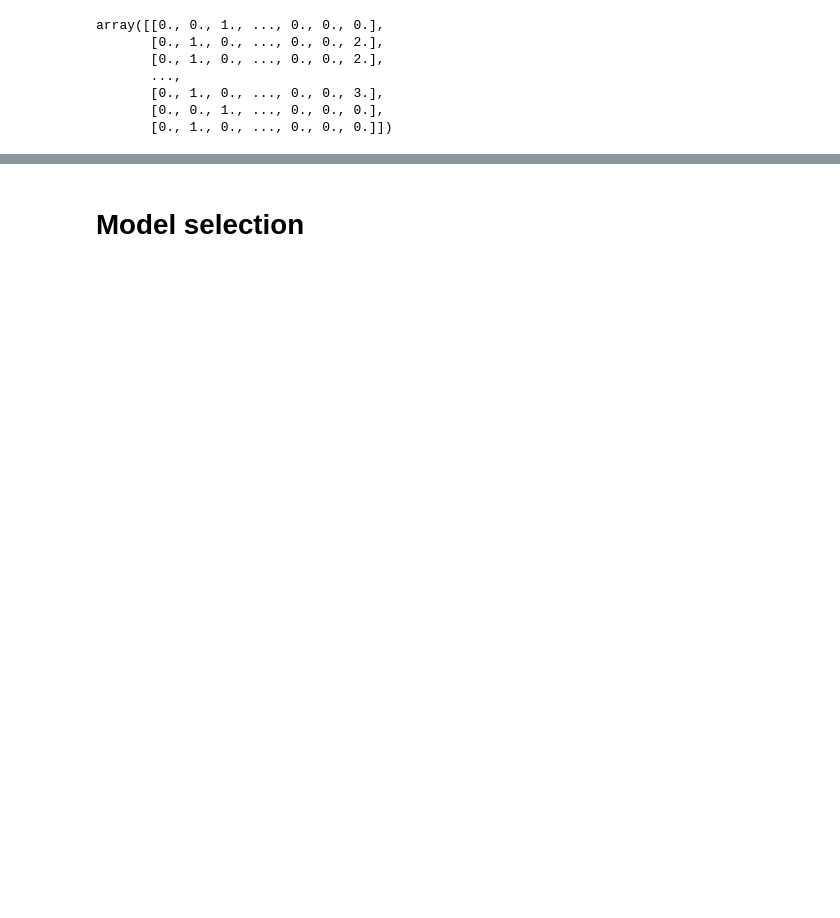
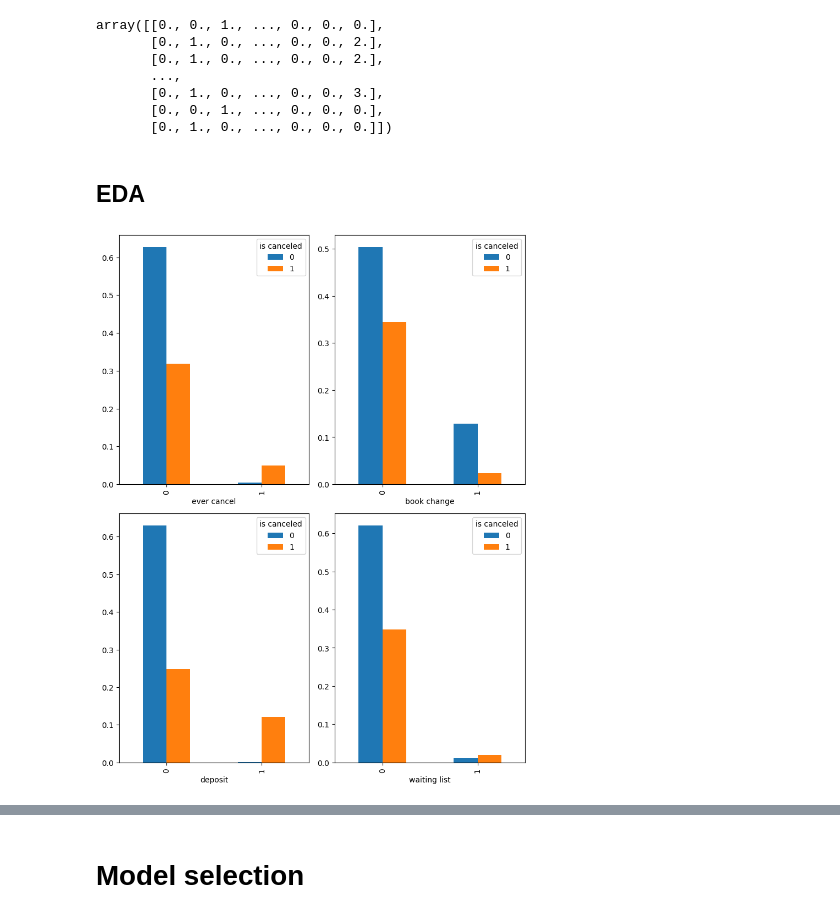
Before and after one commit to tutuyman/Hotel-Booking-Demand, a Jupyter notebook: capstone 3.ipynb, the cells around one changed output, grey strips where cells are left out. Cells and saved outputs as stored; diff of their text form; code cells hidden in the pictures; blank space fills up the shorter version.

```diff
--- a/capstone 3.ipynb
+++ b/capstone 3.ipynb
@@ -334,3 +351,20 @@ array([[0., 0., 1., ..., 0., 0., 0.],
        [0., 1., 0., ..., 0., 0., 3.],
        [0., 0., 1., ..., 0., 0., 0.],
        [0., 1., 0., ..., 0., 0., 0.]])
+# %% [markdown]
+## EDA
+# %%
+#visualisasi EDA
+
+count=0
+fig=mpl.figure(figsize=(8,20))
+fitur_kategorik=df[['ever cancel','book change','deposit','waiting list']]
+for fitur in fitur_kategorik:
+    count +=1
+    ax=mpl.subplot(4,2,count)
+    pd.crosstab(df[fitur],df['is canceled'],normalize=True).plot(kind='bar',ax=ax)
+    fig.tight_layout()
+
+mpl.show()
+# %% [output]
+[figure, added]
```
Also changed, not shown: parts of 55 cells of this notebook.
